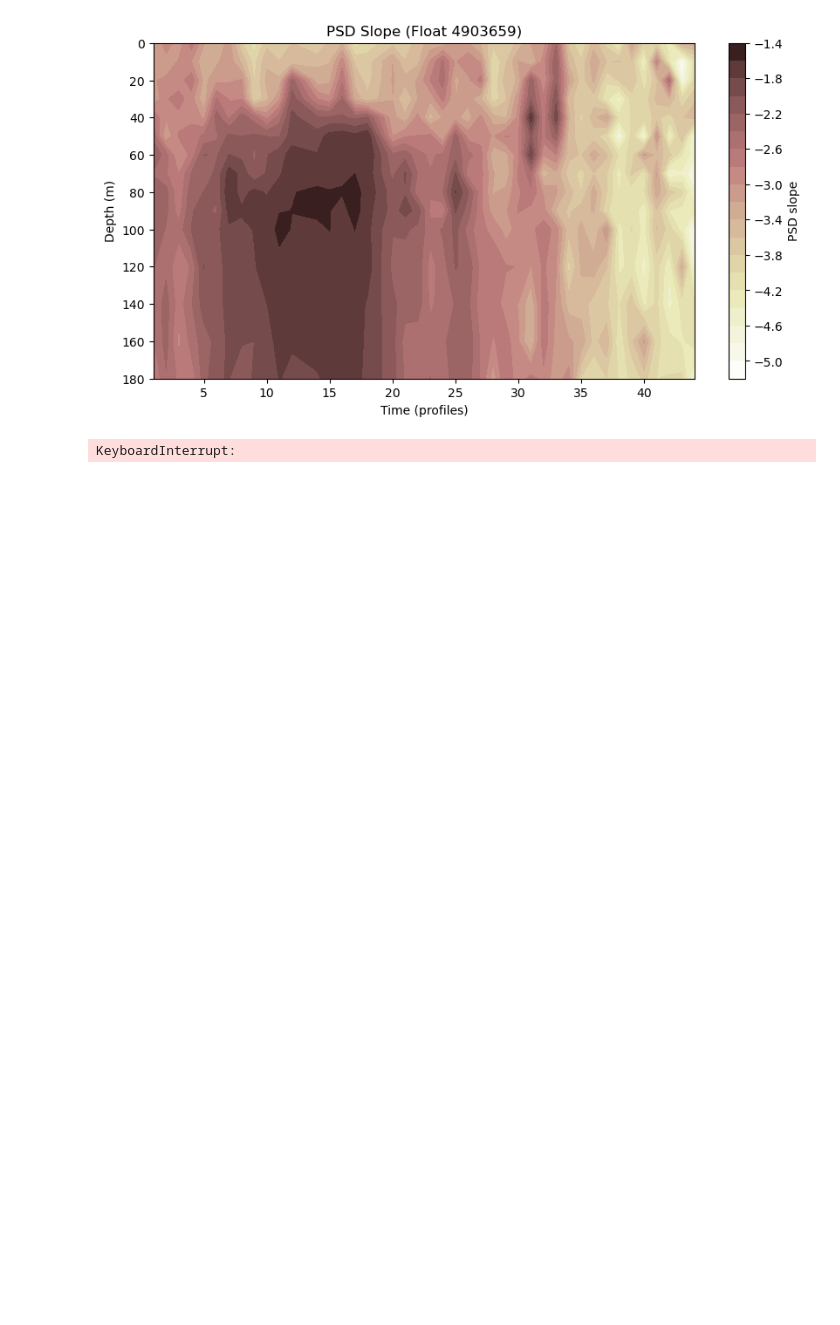
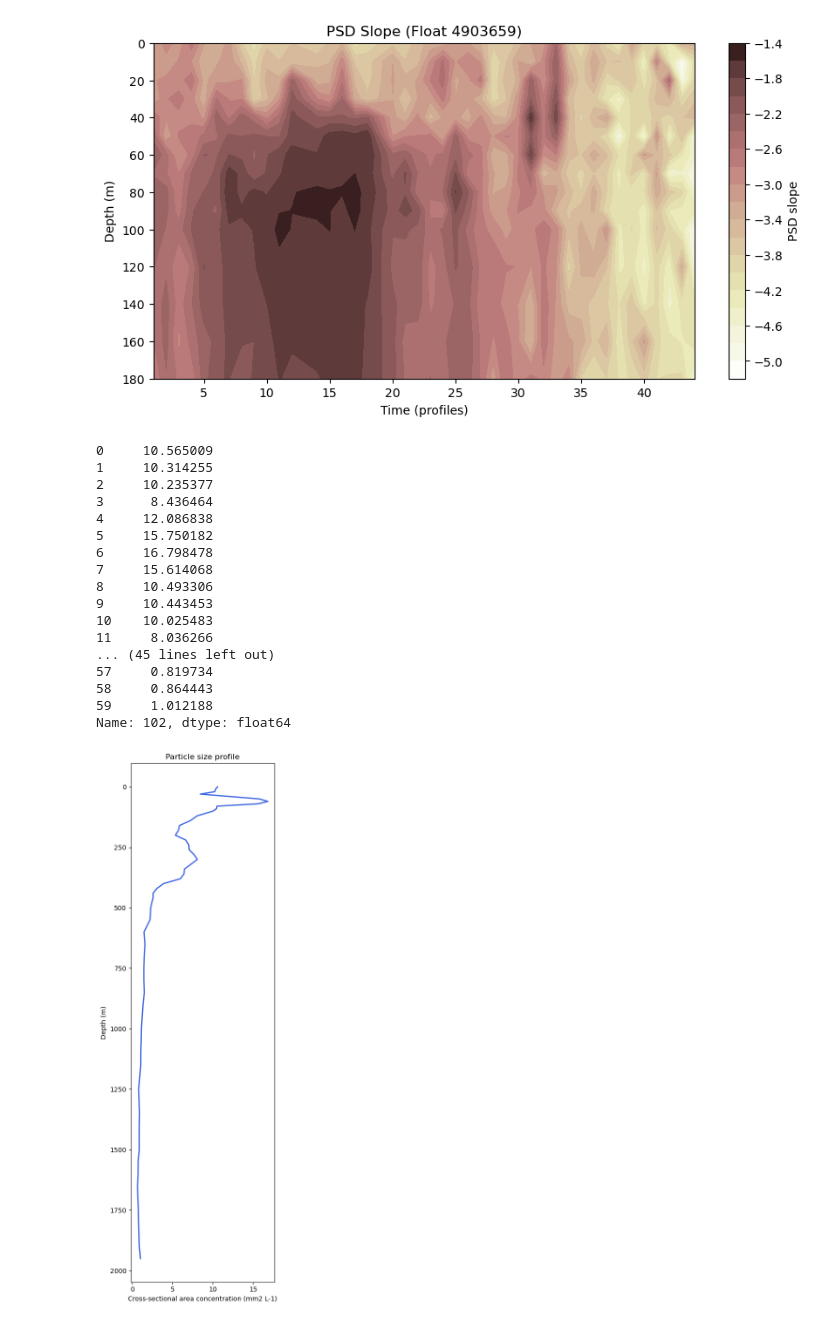
Before and after one commit to shodnett/agg_model_MSc, a Jupyter notebook: Agg_model.ipynb, the cells around one changed output. Cells and saved outputs as stored; diff of their text form; code cells hidden in the pictures; blank space fills up the shorter version.

Commit message:
making diagnostic figure for steady state model

```diff
--- a/Agg_model.ipynb
+++ b/Agg_model.ipynb
@@ -441,16 +444,46 @@ Name: depth_bin, dtype: float64
 # %%
 ## Observational Data Depth Profile (diagnostic)
 
 # pick profile that will be used as a diagnostic, maybe close to super station or something
 # would need to calculate cross-sectional area of particles (method in notebook) for each size class
 # then expand that over depth
 
 mid_size = pd.read_excel("UVP_Float_Data.xlsx", sheet_name="UVP_Float_Data").iloc[3:17, 16]     # (size_mid_um)
 mid_size.drop_duplicates(inplace = True)
-print(mid_size)
 
-# try one size fraction first (e.g. 102) from one particle
-# for each depth bin, multiply concentration of particles in 102 fraction by 114 (index appropriate value from mid_size)
-# then divide by volume of water (l) and convert to m3?
+conc = f490.p26[102]    # pick your own float profile and size class you want to sort
+# put a for loop here
+csa_102 = ((conc) * mid_size.iloc[0]) / 1000  # this is cross-sectional area of particles per l of water within each depth bin, um to mm
+print(csa_102)
+
+fig, ax = plt.subplots(figsize=(4,12))
+ax.plot(csa_102, depth, linewidth=2, color='royalblue')
+
+ax.set_xlabel("Cross-sectional area concentration (mm2 L-1)")
+ax.set_ylabel("Depth (m)")
+ax.set_title("Particle size profile")
+
+# Oceanography convention: depth increases downward
+ax.invert_yaxis()
+
+plt.tight_layout()
+plt.show()
 # %% [output]
-KeyboardInterrupt:
+0     10.565009
+1     10.314255
+2     10.235377
+3      8.436464
+4     12.086838
+5     15.750182
+6     16.798478
+7     15.614068
+8     10.493306
+9     10.443453
+10    10.025483
+11     8.036266
+... (45 lines left out)
+57     0.819734
+58     0.864443
+59     1.012188
+Name: 102, dtype: float64
+[figure, added]
```
Also changed, not shown: parts of 2 cells of this notebook.
